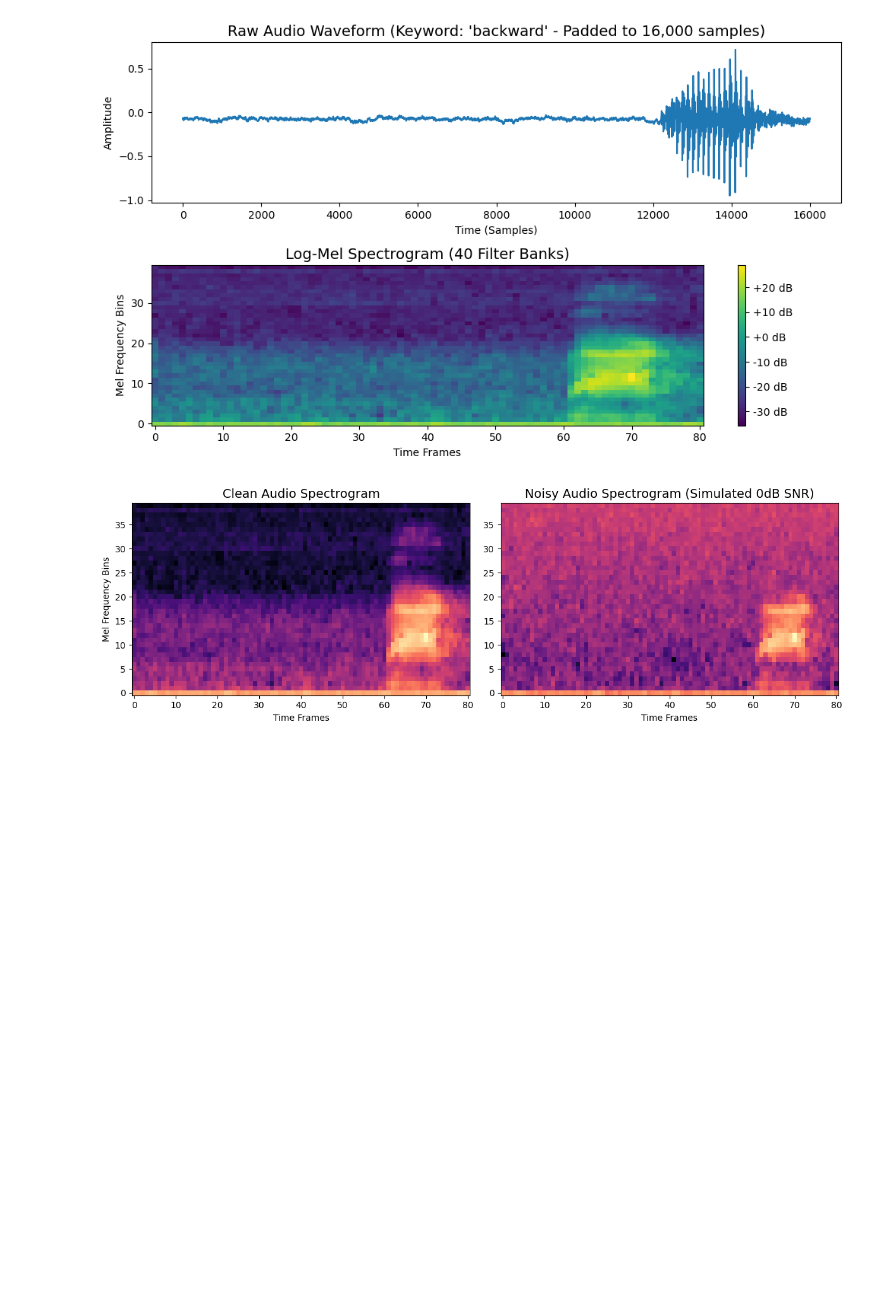
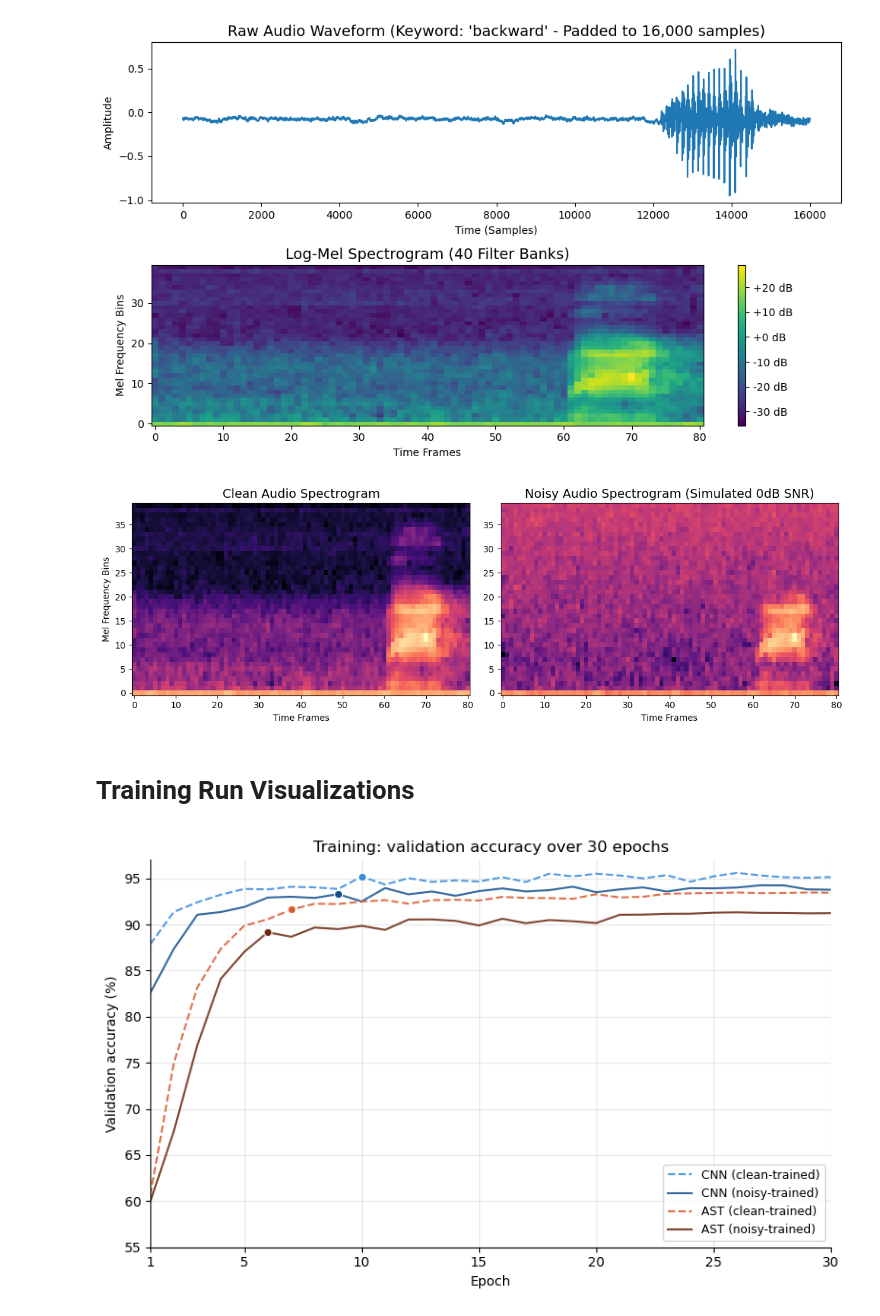
Before and after one commit to tksluangrath/ds6050-audio-projects, a Jupyter notebook: EDA_Visualizations.ipynb, the cells around one changed output. Saved outputs shown, nothing was run; the diff lists cells and outputs as text; code cells hidden in the pictures; blank space fills up the shorter version.

Commit message:
Training Visualizations

```diff
--- a/EDA_Visualizations.ipynb
+++ b/EDA_Visualizations.ipynb
@@ -72,3 +74,25 @@ plt.show()
 Loaded an audio clip for the word: 'backward'
 [figure]
 [figure]
+# %% [markdown]
+# Training Run Visualizations
+# %%
+def parse_val_acc(log_path):
+    """Extract val accuracy per epoch from a training log file."""
+    accs = []
+    with open(log_path, 'r') as f:
+        for line in f:
+            match = re.search(r'Val Acc:\s*([\d.]+)%', line)
+            if match:
+                accs.append(float(match.group(1)))
+    return accs
+
+def find_best_epoch(log_path):
+    """Find epoch with best val loss (marked with * in log)."""
+    best_epoch = 1
+    with open(log_path, 'r') as f:
+        for line in f:
+            match = re.search(r'Epoch (\d+).*\*', line)
+            if match:
+                best_epoch = int(match.group(1))
+    return best_epoch
@@ -74,0 +121,27 @@ Loaded an audio clip for the word: 'backward'
+# %%
+
+fig, ax = plt.subplots(figsize=(8, 5))
+
+for name, path in logs.items():
+    accs = parse_val_acc(path)
+    best_ep = find_best_epoch(path)
+    epochs = np.arange(1, len(accs) + 1)
+    ax.plot(epochs, accs, color=colors[name], linewidth=1.5,
+            linestyle=styles[name], label=name, alpha=0.85)
+    ax.plot(best_ep, accs[best_ep - 1], 'o', color=colors[name],
+            markersize=6, zorder=5, markeredgecolor='white', markeredgewidth=0.8)
+ax.set_xlabel('Epoch')
+ax.set_ylabel('Validation accuracy (%)')
+ax.set_xlim(1, 30)
+ax.set_ylim(55, 97)
+ax.set_xticks([1, 5, 10, 15, 20, 25, 30])
+ax.legend(loc='lower right', fontsize=9)
+ax.grid(True, alpha=0.3)
+ax.spines['top'].set_visible(False)
+ax.spines['right'].set_visible(False)
+ax.set_title('Training: validation accuracy over 30 epochs')
+plt.tight_layout()
+plt.savefig('figures/training.pdf', bbox_inches='tight')
+plt.show()
+# %% [output]
+[figure, added]
```
Also changed, not shown: parts of 2 cells of this notebook, 4 other files.
